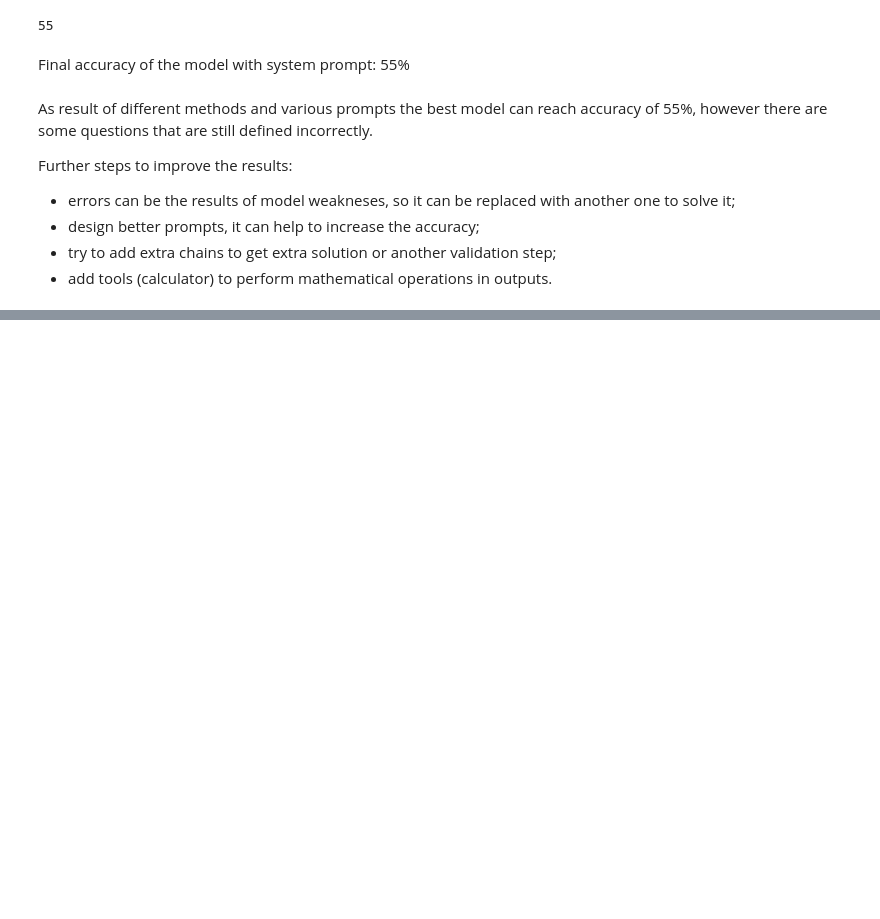
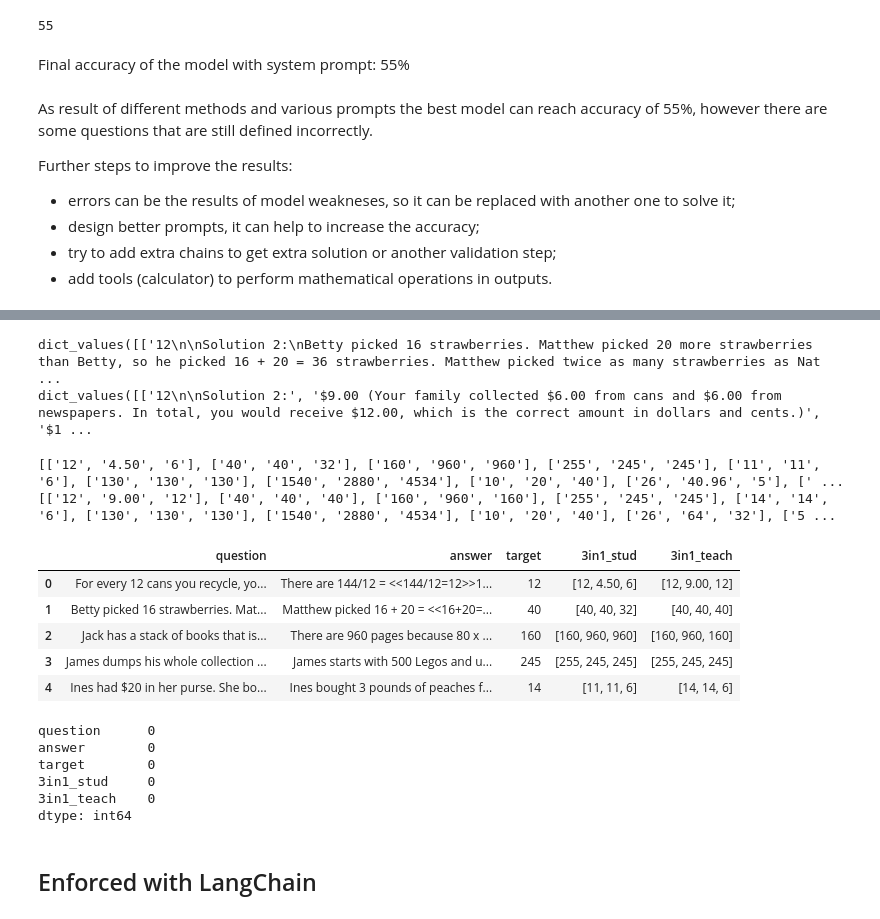
Before and after one commit to Maksym-Kryvenko/MistralAI-small-implementation-project, a Jupyter notebook: exploration.ipynb, the cells around one changed output, grey strips where cells are left out. Saved outputs shown, nothing was run; the diff lists cells and outputs as text; code cells hidden in the pictures; blank space fills up the shorter version.

```diff
--- a/exploration.ipynb
+++ b/exploration.ipynb
@@ -914,0 +923,6 @@ Further steps to improve the results:
+# %%
+system_performer = "You are a student who solves mathematical tasks. You always get three tasks to solve. It is known that all solutions must be integers. Always re-check each your solutions. You must write all correct integers at the end of the output with '###' before each solution (any extra words, units or task numbers are prohibited)."
+system_checker = "You are a professor who checking students mathematical tasks. You always get three tasks and tree solutions to check. Always re-check student's solutions.  It is known that all solutions must be integers. You must write all correct integers at the end of the output with '###' before each solution (any extra words, units or task numbers are prohibited)."
+# %%
+mistr_3_task_result_stud = dict()
+mistr_3_task_result_teach = dict()
@@ -914,0 +995,51 @@ Further steps to improve the results:
+# %%
+print(mistr_3_task_result_stud.values())
+print(mistr_3_task_result_teach.values())
+# %% [output]
+dict_values([['12\n\nSolution 2:\nBetty picked 16 strawberries. Matthew picked 20 more strawberries than Betty, so he picked 16 + 20 = 36 strawberries. Matthew picked twice as many strawberries as Nat ...
+dict_values([['12\n\nSolution 2:', '$9.00 (Your family collected $6.00 from cans and $6.00 from newspapers. In total, you would receive $12.00, which is the correct amount in dollars and cents.)', '$1 ...
+# %%
+re_exp = r'\b\d+(?:\.\d+)?\b'
+mistr_3_task_result_stud_prep = dict()
+mistr_3_task_result_teach_prep = dict()
+
+def preprocess_outputs(input_dict, output_dict):
+    for question, solutions in input_dict.items():
+        for solution in solutions:
+            output = re.findall(re_exp, solution)
+            # some answers don't have any result, in such cases it will be -1
+            try:
+                single_output = output[0]
+            except:
+                single_output = -1
+            output_dict[question] =  output_dict.get(question, []) + [single_output,]
+    return output_dict
+
+mistr_3_task_result_stud_prep = preprocess_outputs(mistr_3_task_result_stud, mistr_3_task_result_stud_prep)
+mistr_3_task_result_teach_prep = preprocess_outputs(mistr_3_task_result_teach, mistr_3_task_result_teach_prep)
+# %%
+print(list(mistr_3_task_result_stud_prep.values()))
+print(list(mistr_3_task_result_teach_prep.values()))
+# %% [output]
+[['12', '4.50', '6'], ['40', '40', '32'], ['160', '960', '960'], ['255', '245', '245'], ['11', '11', '6'], ['130', '130', '130'], ['1540', '2880', '4534'], ['10', '20', '40'], ['26', '40.96', '5'], [' ...
+[['12', '9.00', '12'], ['40', '40', '40'], ['160', '960', '160'], ['255', '245', '245'], ['14', '14', '6'], ['130', '130', '130'], ['1540', '2880', '4534'], ['10', '20', '40'], ['26', '64', '32'], ['5 ...
+# %%
+data_df['3in1_stud'] = list(mistr_3_task_result_stud_prep.values())
+data_df['3in1_teach'] = list(mistr_3_task_result_teach_prep.values())
+data_df.head()
+# %% [output]
+|  | question | answer | target | 3in1_stud | 3in1_teach |
+| 0 | For every 12 cans you recycle, yo... | There are 144/12 = <<144/12=12>>1... | 12 | [12, 4.50, 6] | [12, 9.00, 12] |
+| 1 | Betty picked 16 strawberries. Mat... | Matthew picked 16 + 20 = <<16+20=... | 40 | [40, 40, 32] | [40, 40, 40] |
+| 2 | Jack has a stack of books that is... | There are 960 pages because 80 x ... | 160 | [160, 960, 960] | [160, 960, 160] |
+| 3 | James dumps his whole collection ... | James starts with 500 Legos and u... | 245 | [255, 245, 245] | [255, 245, 245] |
+| 4 | Ines had $20 in her purse. She bo... | Ines bought 3 pounds of peaches f... | 14 | [11, 11, 6] | [14, 14, 6] |
+# %%
+data_df.isna().sum()
+# %% [output]
+question      0
+answer        0
+target        0
+3in1_stud     0
+3in1_teach    0
+dtype: int64
@@ -914,0 +1048,2 @@ Further steps to improve the results:
+# %% [markdown]
+## Enforced with LangChain
```
Also changed, not shown: parts of 16 cells of this notebook, 2 other files.
